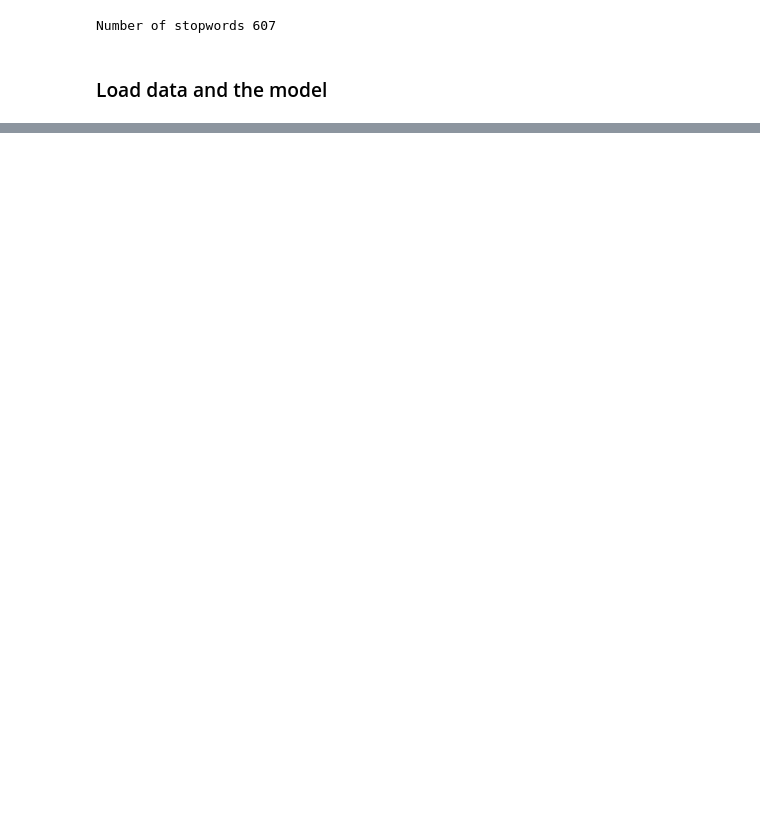
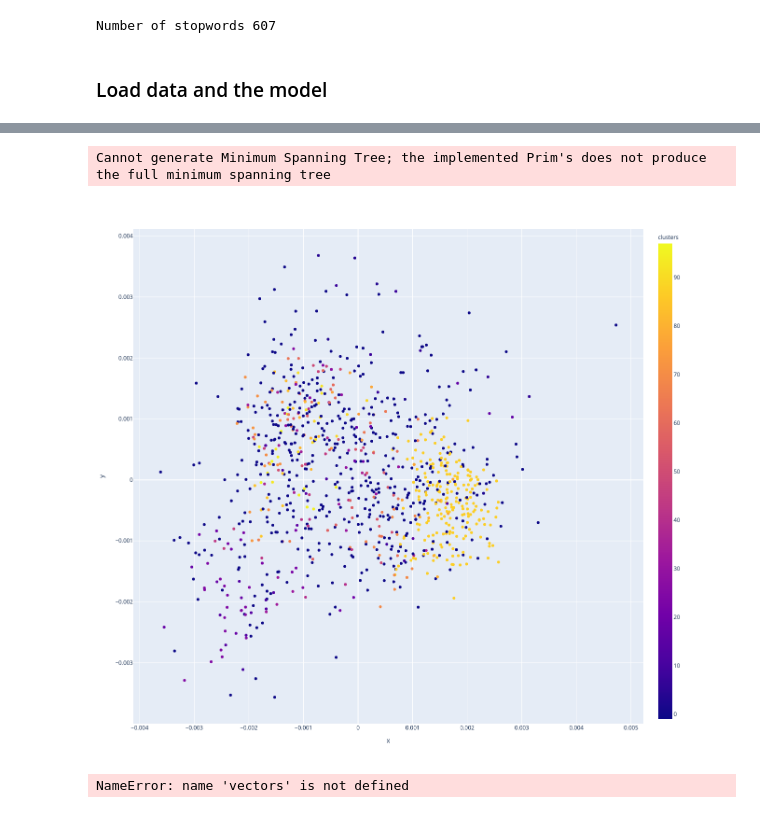
Before and after one commit to spring-media/ci-topic-thunder, a Jupyter notebook: word_vectors.ipynb, the cells around one changed output, grey strips where cells are left out. Saved outputs shown, nothing was run; the diff lists cells and outputs as text; code cells hidden in the pictures; blank space fills up the shorter version.

```diff
--- a/word_vectors.ipynb
+++ b/word_vectors.ipynb
@@ -105,17 +182,15 @@ p['headline'] = df.head(TOP_N_ARTICLES)["headline"].values
 # %%
-from hdbscan import HDBSCAN
-from sklearn.cluster import DBSCAN, MeanShift, OPTICS
-from sklearn.metrics.pairwise import cosine_distances
-
-
-clusterer = HDBSCAN(algorithm='best', alpha=0.8, approx_min_span_tree=False,
+clusterer = HDBSCAN(algorithm='best', alpha=0.5, approx_min_span_tree=False,
     gen_min_span_tree=True, leaf_size=20,
-metric='euclidean', min_cluster_size=5, min_samples=2, p=None)
+metric='euclidean', min_cluster_size=2, min_samples=2, p=None)
 
 #clusterer = DBSCAN(metric=cosine_distances)
 
-cluster_labels = clusterer.fit_predict(normalize(vectors,norm="l2"))
+cluster_labels = clusterer.fit_predict(normalize(vectors[:1000],norm="l2"))
 p["clusters"] = cluster_labels
 fig = px.scatter(p, x="x", y="y",hover_name="headline", color = "clusters", size_max=60)
 fig.update_layout(
      height=1200)
+# %% [output]
+Cannot generate Minimum Spanning Tree; the implemented Prim's does not produce the full minimum spanning tree
+[figure, added]
@@ -128,0 +197,9 @@ model = KeyedVectors.load_word2vec_format("german.model", binary=False)
+# %%
+import umap
+import umap.plot
+
+
+mapper = umap.UMAP().fit(vectors)
+umap.plot.points(mapper, labels=digits.target)
+# %% [output]
+NameError: name 'vectors' is not defined
```
Also changed, not shown: parts of 15 cells of this notebook, 1 other file.
